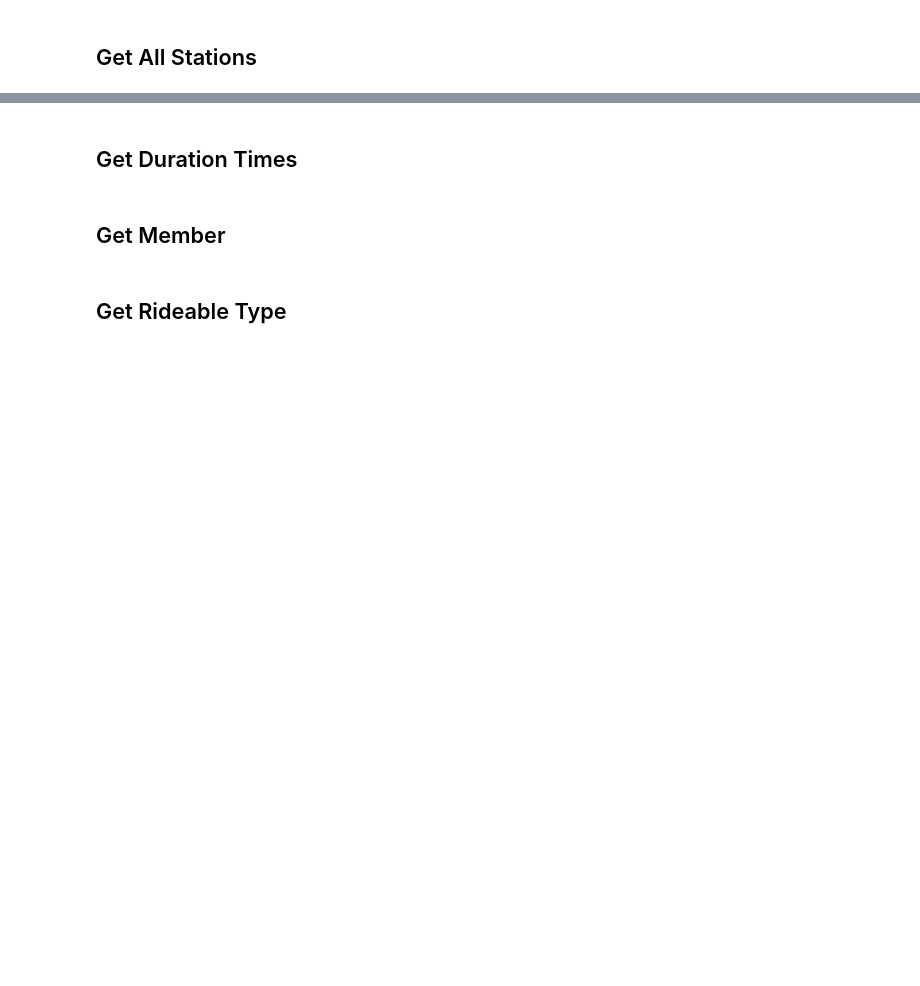
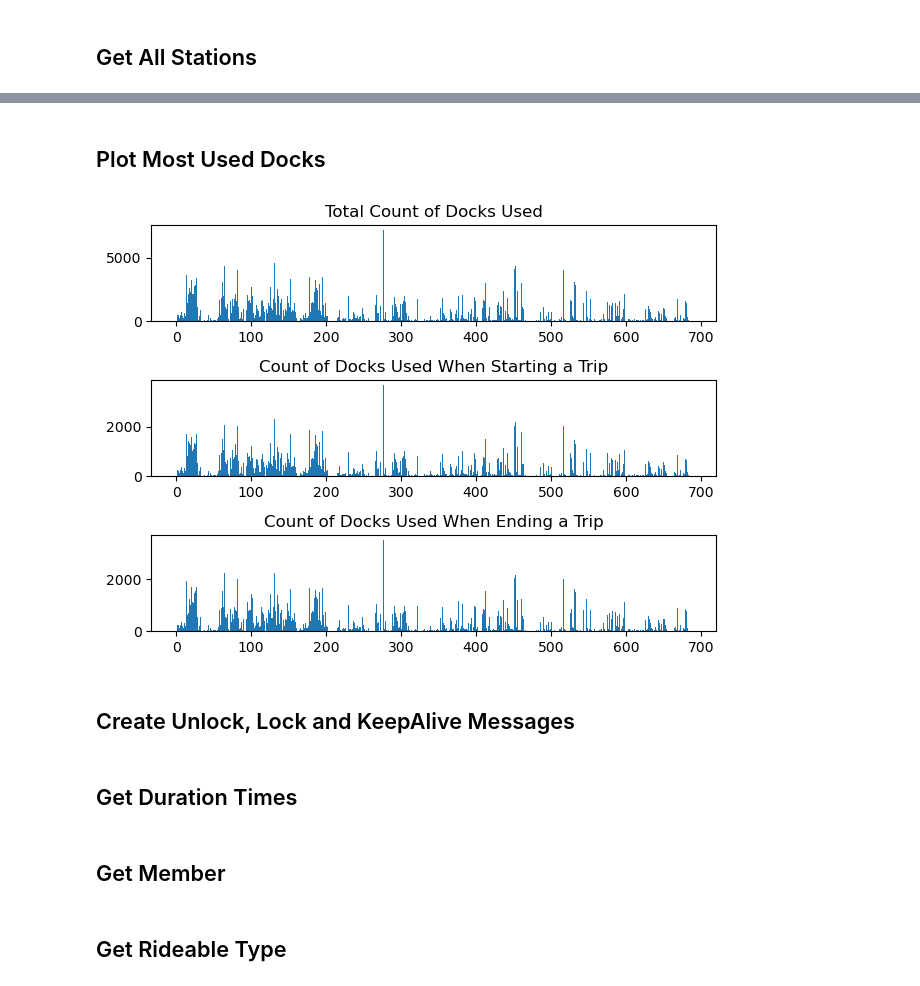
Before and after one commit to FlipGoncalves/BikeSharingDeepLearning, a Jupyter notebook: datasetRefactor.ipynb, the cells around one changed output, grey strips where cells are left out. Cells and saved outputs as stored; diff of their text form; code cells hidden in the pictures; blank space fills up the shorter version.

```diff
--- a/datasetRefactor.ipynb
+++ b/datasetRefactor.ipynb
@@ -10,3 +13,5 @@ from datetime import datetime
 # %%
 filename = "./Dataset/202010-capitalbikeshare-tripdata/202010-capitalbikeshare-tripdata.csv"
 data = pd.read_csv(filename)
+data = data.dropna()
+data
@@ -26,0 +64,48 @@ stations = pd.concat(objs=[stations_start, stations_end])
+# %% [markdown]
+## Plot Most Used Docks
+# %%
+count_stations = {}
+start_stations = {}
+end_stations = {}
+
+for trip in data.values:
+    # general count
+    if trip[5] in count_stations.keys():
+        count_stations[trip[5]] += 1
+    else:
+        count_stations[trip[5]] = 1
+
+    if trip[7] in count_stations.keys():
+        count_stations[trip[7]] += 1
+    else:
+        count_stations[trip[7]] = 1
+
+    # start stations
+    if trip[5] in start_stations.keys():
+        start_stations[trip[5]] += 1
+    else:
+        start_stations[trip[5]] = 1
+
+    # end stations
+    if trip[7] in end_stations.keys():
+        end_stations[trip[7]] += 1
+    else:
+        end_stations[trip[7]] = 1
+
+
+fig, axs = plt.subplots(3)
+
+axs[0].hist(list(count_stations.keys()), len(count_stations), weights=list(count_stations.values()))
+axs[0].set_title("Total Count of Docks Used")
+
+axs[1].hist(list(start_stations.keys()), len(start_stations), weights=list(start_stations.values()))
+axs[1].set_title("Count of Docks Used When Starting a Trip")
+
+axs[2].hist(list(end_stations.keys()), len(end_stations), weights=list(end_stations.values()))
+axs[2].set_title("Count of Docks Used When Ending a Trip")
+
+fig.tight_layout()
+# %% [output]
+[figure, added]
+# %% [markdown]
+## Create Unlock, Lock and KeepAlive Messages
```
Also changed, not shown: parts of 10 cells of this notebook.
